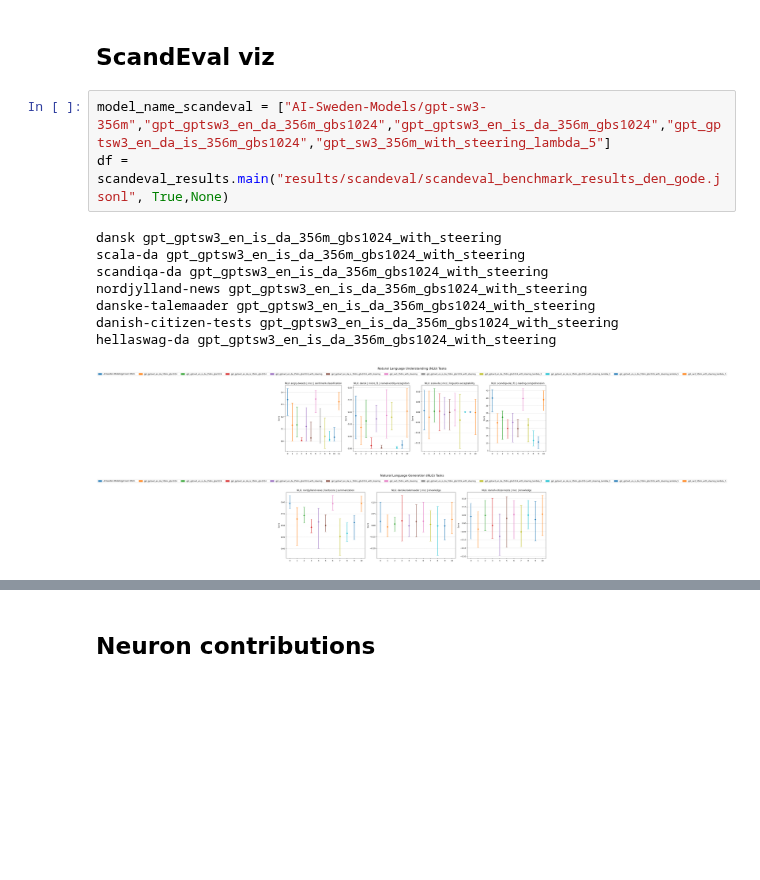
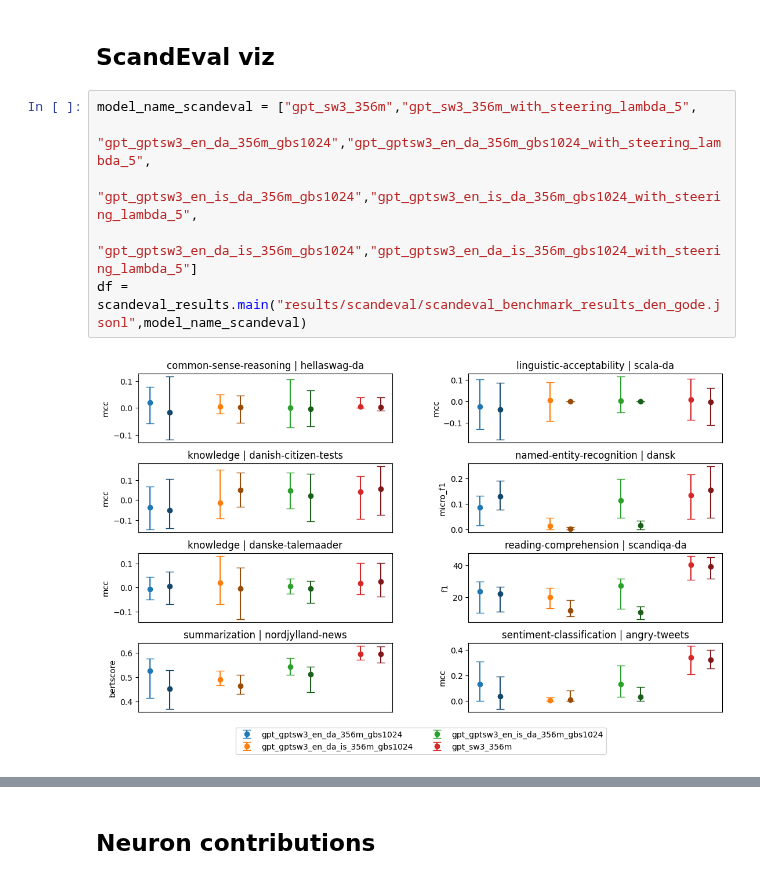
Before and after one commit to MartinKirkegaardDK/KDS_MI, a Jupyter notebook: main.ipynb, the cells around one changed output, grey strips where cells are left out. Cells and saved outputs as stored; diff of their text form; blank space fills up the shorter version.

```diff
--- a/main.ipynb
+++ b/main.ipynb
@@ -251,15 +227,10 @@ visualize_bible_study.run(
 # %% [markdown]
 ## ScandEval viz
 # %%
-model_name_scandeval = ["AI-Sweden-Models/gpt-sw3-356m","gpt_gptsw3_en_da_356m_gbs1024","gpt_gptsw3_en_is_da_356m_gbs1024","gpt_gptsw3_en_da_is_356m_gbs1024","gpt_sw3_356m_with_steering_lambda_5"]
-df = scandeval_results.main("results/scandeval/scandeval_benchmark_results_den_gode.jsonl", True,None)
+model_name_scandeval = ["gpt_sw3_356m","gpt_sw3_356m_with_steering_lambda_5",
+                        "gpt_gptsw3_en_da_356m_gbs1024","gpt_gptsw3_en_da_356m_gbs1024_with_steering_lambda_5",
+                        "gpt_gptsw3_en_is_da_356m_gbs1024","gpt_gptsw3_en_is_da_356m_gbs1024_with_steering_lambda_5",
+                        "gpt_gptsw3_en_da_is_356m_gbs1024","gpt_gptsw3_en_da_is_356m_gbs1024_with_steering_lambda_5"]
+df = scandeval_results.main("results/scandeval/scandeval_benchmark_results_den_gode.jsonl",model_name_scandeval)
 # %% [output]
-dansk gpt_gptsw3_en_is_da_356m_gbs1024_with_steering
-scala-da gpt_gptsw3_en_is_da_356m_gbs1024_with_steering
-scandiqa-da gpt_gptsw3_en_is_da_356m_gbs1024_with_steering
-nordjylland-news gpt_gptsw3_en_is_da_356m_gbs1024_with_steering
-danske-talemaader gpt_gptsw3_en_is_da_356m_gbs1024_with_steering
-danish-citizen-tests gpt_gptsw3_en_is_da_356m_gbs1024_with_steering
-hellaswag-da gpt_gptsw3_en_is_da_356m_gbs1024_with_steering
-[figure, old version]
+[figure, new version]
-[figure, removed]
```
Also changed, not shown: parts of 6 cells of this notebook, 10 other files.
